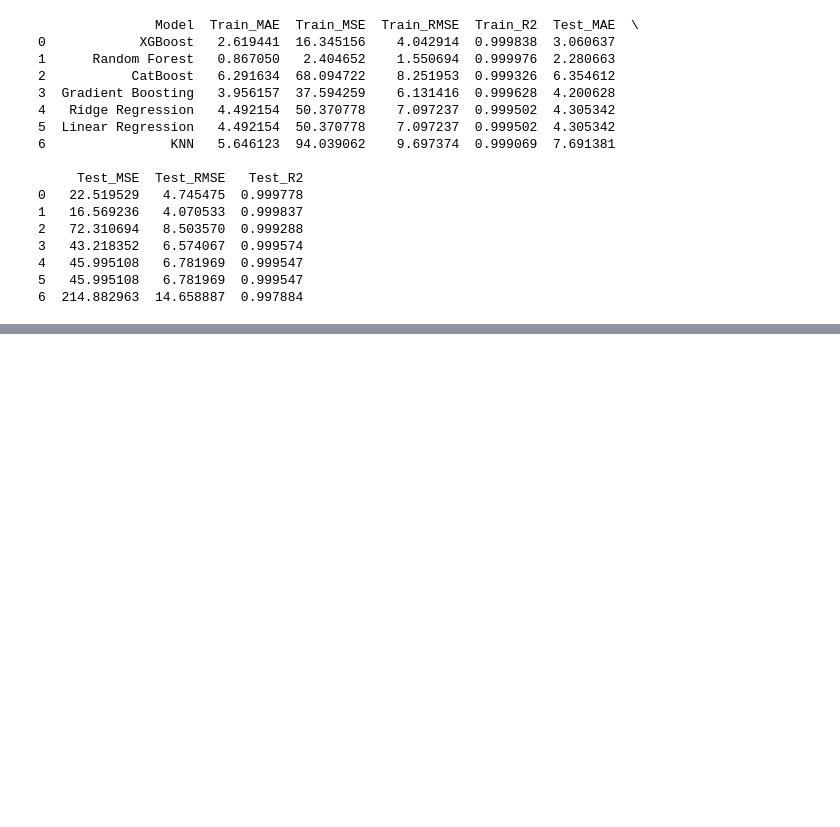
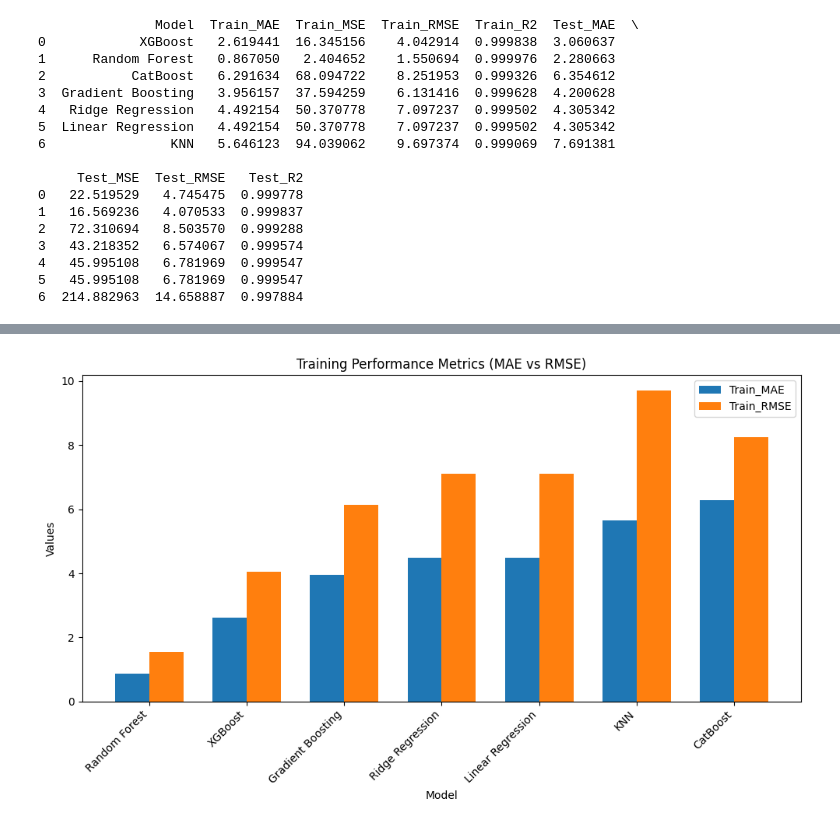
Before and after one commit to prksh830/Healthcare, a Jupyter notebook: RUL_BATTERY_ANALYSIS.ipynb, the cells around one changed output, grey strips where cells are left out. Cells and saved outputs as stored; diff of their text form; code cells hidden in the pictures; blank space fills up the shorter version.

```diff
--- a/RUL_BATTERY_ANALYSIS.ipynb
+++ b/RUL_BATTERY_ANALYSIS.ipynb
@@ -1077,0 +1154,38 @@ results_df.to_csv("feature_selected_train_test_comparison.csv", index=False)
+# %%
+import pandas as pd
+import matplotlib.pyplot as plt
+
+# Data provided
+data = {
+    "Model": ["Random Forest", "XGBoost", "Gradient Boosting",
+              "Ridge Regression", "Linear Regression", "KNN", "CatBoost"],
+    "Train_MAE": [0.867049729, 2.619440556, 3.956156754,
+                  4.492153999, 4.492153801, 5.646123226, 6.291634178],
+    "Train_RMSE": [1.550694101, 4.04291426, 6.131415702,
+                   7.097237359, 7.097237359, 9.697373972, 8.251952626]
+}
+
+# Convert to DataFrame
+df = pd.DataFrame(data)
+
+# Plot grouped bar chart
+x = range(len(df["Model"]))
+width = 0.35
+
+plt.figure(figsize=(10,6))
+plt.bar([i - width/2 for i in x], df["Train_MAE"], width=width, label="Train_MAE")
+plt.bar([i + width/2 for i in x], df["Train_RMSE"], width=width, label="Train_RMSE")
+
+plt.xticks(x, df["Model"], rotation=45, ha="right")
+plt.ylabel("Values")
+plt.xlabel("Model")
+plt.title("Training Performance Metrics (MAE vs RMSE)")
+plt.legend()
+plt.tight_layout()
+
+# Save as TIFF (high DPI for publication quality)
+plt.savefig("train_metrics.tiff", format="tiff", dpi=300)
+
+plt.show()
+# %% [output]
+[figure, added]
```
Also changed, not shown: parts of 5 cells of this notebook.
